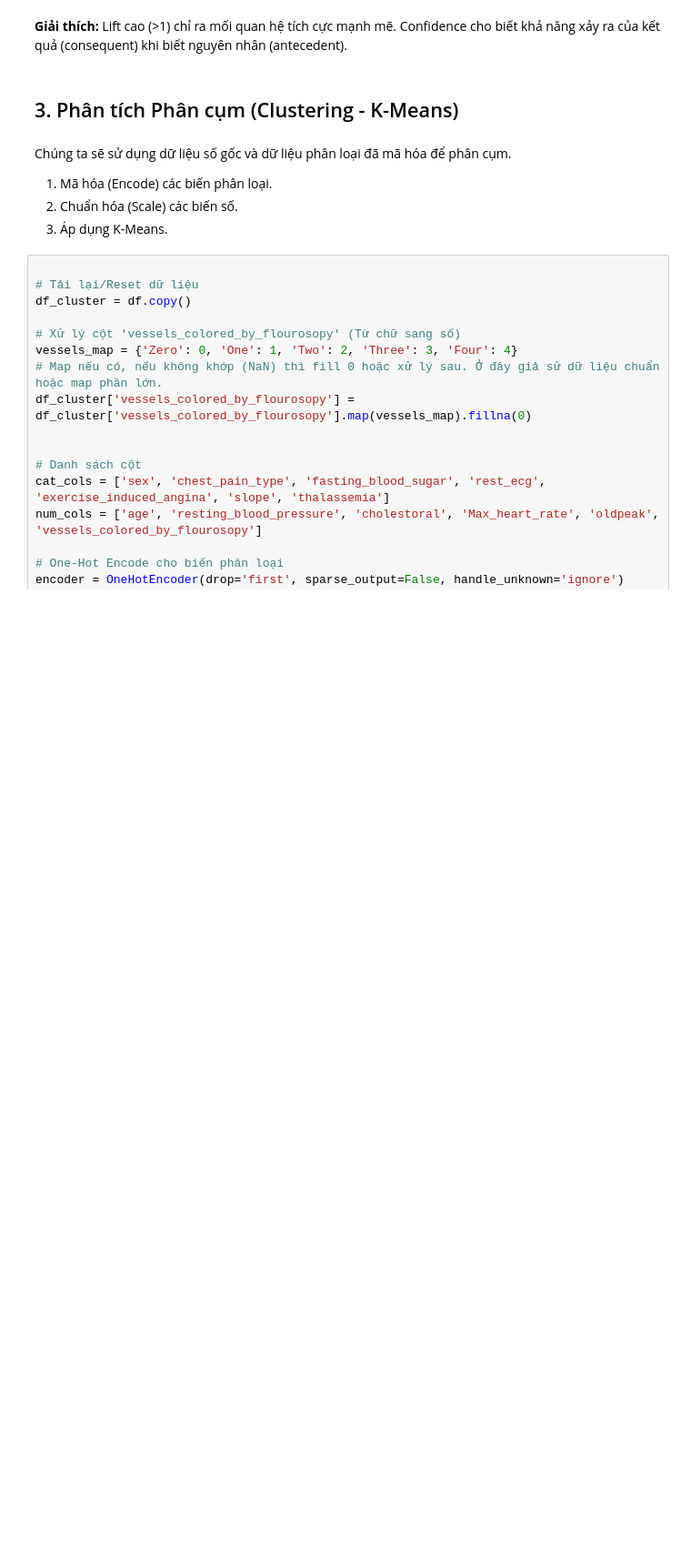
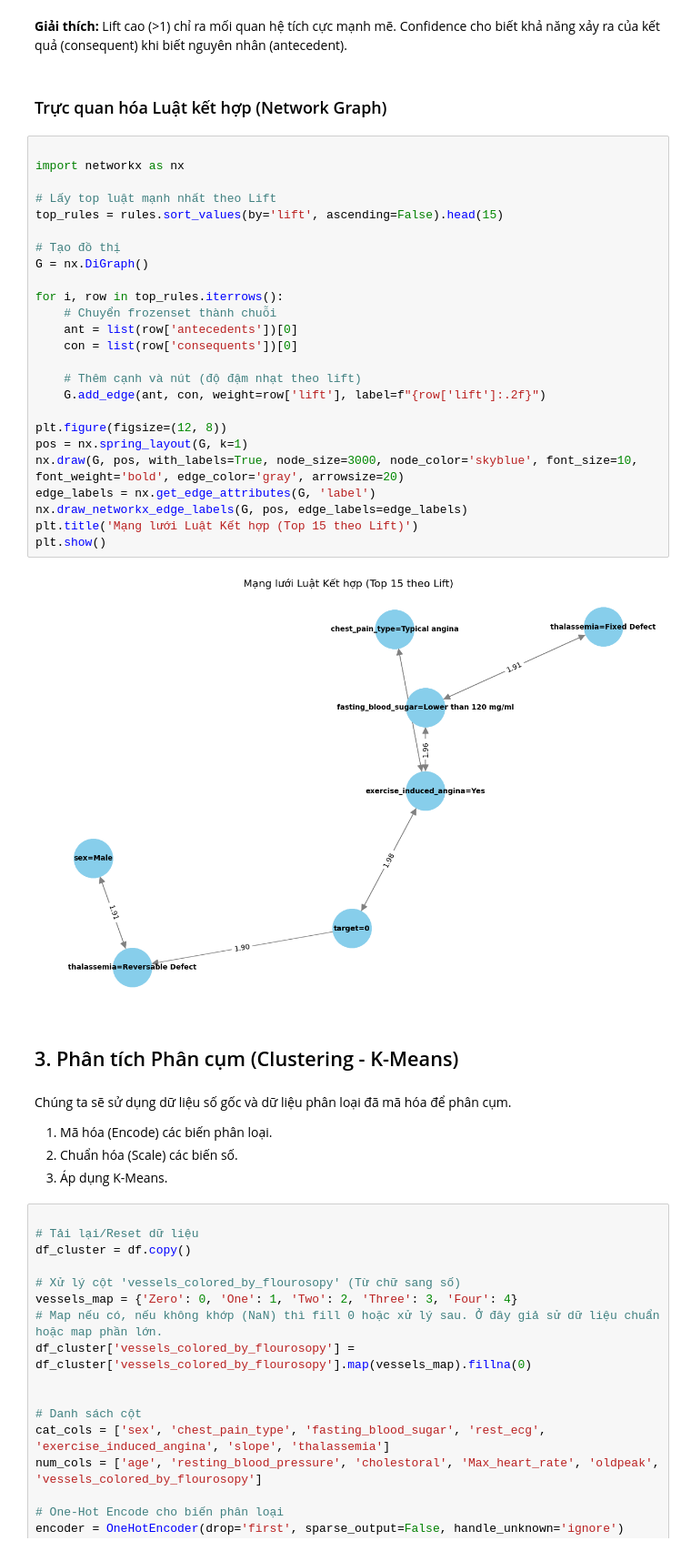
Before and after one commit to tuan9242/Heart_Disease_Analysis, a Jupyter notebook: Heart_Disease_Analysis.ipynb, the cells around one changed output. Shown at 91% size. Saved outputs shown, nothing was run; the diff lists cells and outputs as text; blank space fills up the shorter version.

```diff
--- a/Heart_Disease_Analysis.ipynb
+++ b/Heart_Disease_Analysis.ipynb
@@ -132,6 +132,35 @@ rules.sort_values(by='lift', ascending=False).head(10)
 
 **Giải thích:**
 Lift cao (>1) chỉ ra mối quan hệ tích cực mạnh mẽ. Confidence cho biết khả năng xảy ra của kết quả (consequent) khi biết nguyên nhân (antecedent).
+# %% [markdown]
+### Trực quan hóa Luật kết hợp (Network Graph)
+# %%
+
+import networkx as nx
+
+# Lấy top luật mạnh nhất theo Lift
+top_rules = rules.sort_values(by='lift', ascending=False).head(15)
+
+# Tạo đồ thị
+G = nx.DiGraph()
+
+for i, row in top_rules.iterrows():
+    # Chuyển frozenset thành chuỗi
+    ant = list(row['antecedents'])[0]
+    con = list(row['consequents'])[0]
+
+    # Thêm cạnh và nút (độ đậm nhạt theo lift)
+    G.add_edge(ant, con, weight=row['lift'], label=f"{row['lift']:.2f}")
+
+plt.figure(figsize=(12, 8))
+pos = nx.spring_layout(G, k=1)
+nx.draw(G, pos, with_labels=True, node_size=3000, node_color='skyblue', font_size=10, font_weight='bold', edge_color='gray', arrowsize=20)
+edge_labels = nx.get_edge_attributes(G, 'label')
+nx.draw_networkx_edge_labels(G, pos, edge_labels=edge_labels)
+plt.title('Mạng lưới Luật Kết hợp (Top 15 theo Lift)')
+plt.show()
+# %% [output]
+[figure, added]
 # %% [markdown]
 ## 3. Phân tích Phân cụm (Clustering - K-Means)
 # %% [markdown]
```
Also changed, not shown: parts of 1 cell of this notebook.
